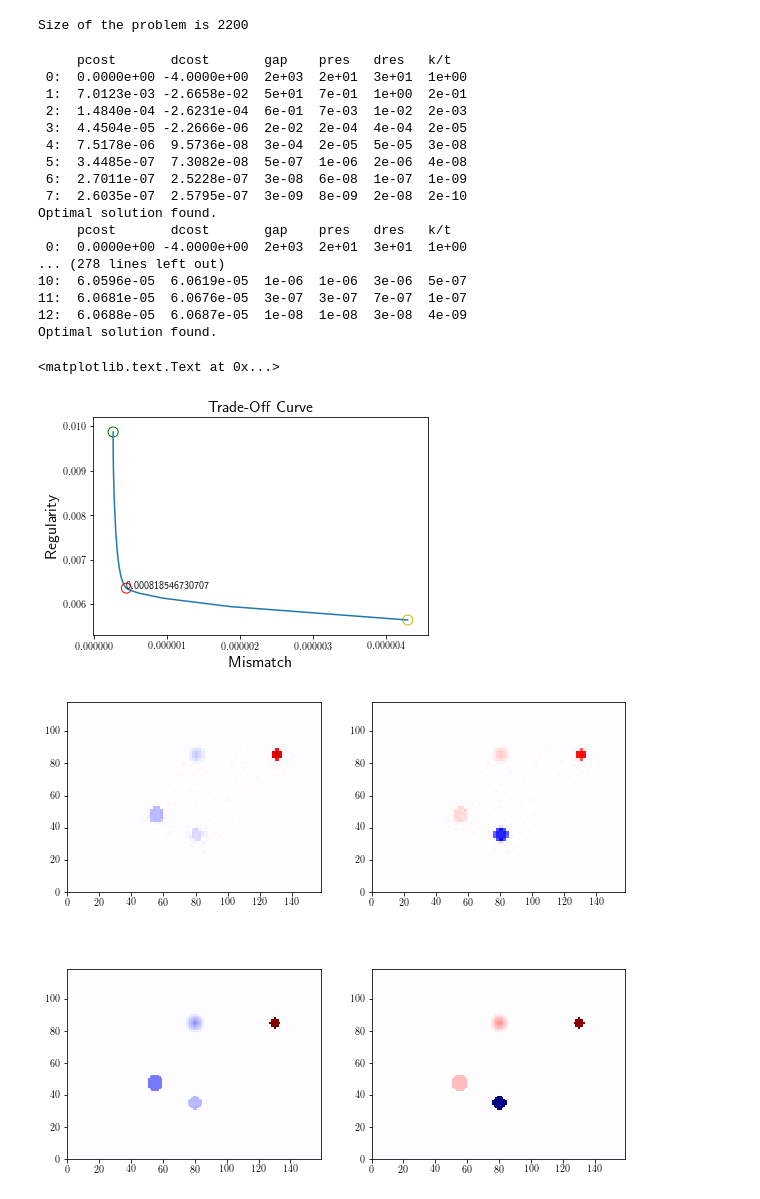
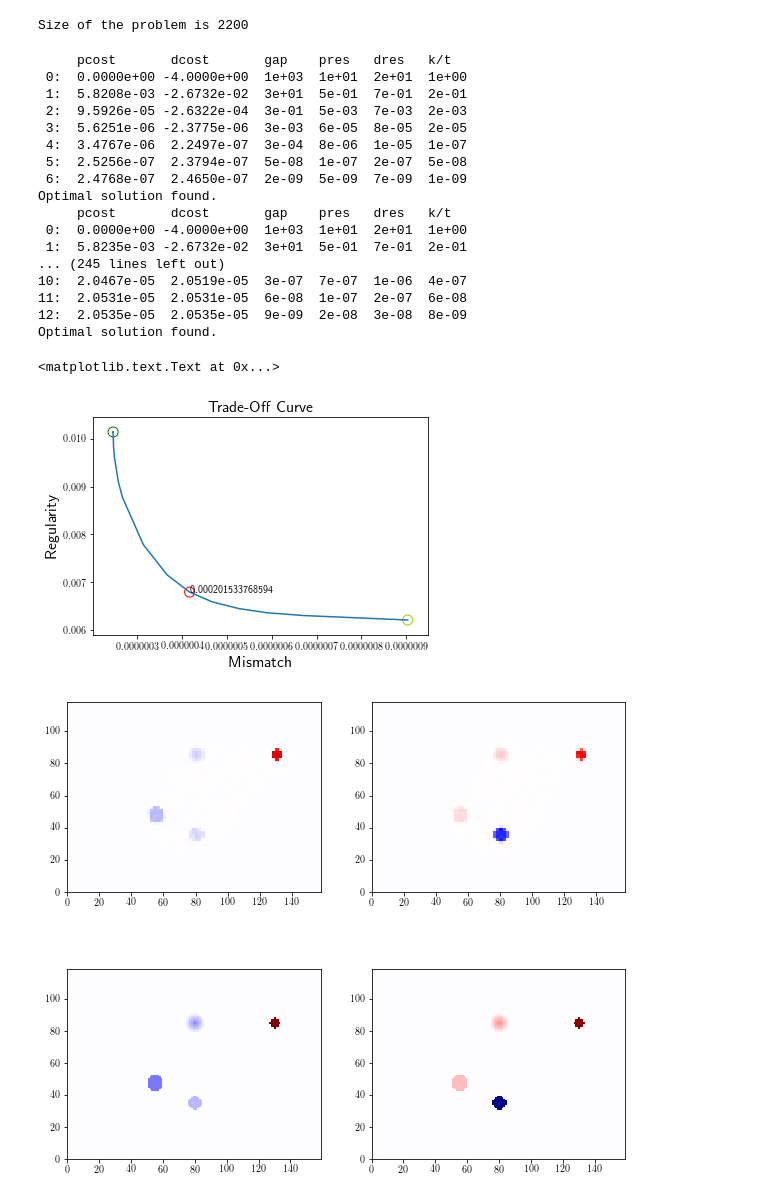
Before and after one commit to jcalifornia/tractionforce, a Jupyter notebook: paper/numerics/pads/pads-2.ipynb, the cells around one changed output. Drawn from its saved outputs; the diff is of its cells as text; code cells hidden in the pictures.

```diff
--- a/paper/numerics/pads/pads-2.ipynb
+++ b/paper/numerics/pads/pads-2.ipynb
@@ -280,7 +280,7 @@ G_in_in_xx, G_in_in_xy, G_out_in_xx, G_out_in_xy, G_in_in_yy, G_in_in_yx, G_out_
 Size of the problem is 2200
 # %%
 N_SOLUTIONS = 24
-gamma_vals = np.logspace(-7, -2, N_SOLUTIONS)
+gamma_vals = np.logspace(-8, -2.5, N_SOLUTIONS)
 
 
 # Coords are 1:100 in each direction
@@ -295,33 +295,31 @@ n_in = len(x_in)
 x_center = np.mean(x_in)
 y_center = np.mean(y_in)
 
-sigma_xz = Variable(n_in)
-sigma_yz = Variable(n_in)
-predicted_in_x = G_in_in_xx * sigma_xz + G_in_in_xy * sigma_yz
-predicted_out_x = G_out_in_xx * sigma_xz + G_out_in_xy * sigma_yz
-predicted_in_y = G_in_in_yx * sigma_xz + G_in_in_yy * sigma_yz
-predicted_out_y = G_out_in_yx * sigma_xz + G_out_in_yy * sigma_yz
+sigma = Variable(n_in,2)
+predicted_in_x = G_in_in_xx * sigma[:,0] + G_in_in_xy * sigma[:,1]
+predicted_out_x = G_out_in_xx * sigma[:,0] + G_out_in_xy * sigma[:,1]
+predicted_in_y = G_in_in_yx * sigma[:,0] + G_in_in_yy * sigma[:,1]
+predicted_out_y = G_out_in_yx * sigma[:,0] + G_out_in_yy * sigma[:,1]
 
 
 error = sum_squares(obs_x_in - predicted_in_x) + sum_squares(obs_x_out - predicted_out_x) + \
     sum_squares(obs_y_in - predicted_in_y) + sum_squares(obs_y_out - predicted_out_y)
 
-forceconstraints = [sum_entries(sigma_xz)==0, sum_entries(sigma_yz)==0] # add torque-free constraint here
-net_torque = sum_entries(mul_elemwise(x_in-x_center,sigma_yz) - mul_elemwise(y_in-y_center,sigma_xz))
+forceconstraints = [sum_entries(sigma[:,0])==0, sum_entries(sigma[:,1])==0] # add torque-free constraint here
+net_torque = sum_entries(mul_elemwise(x_in-x_center,sigma[:,1]) - mul_elemwise(y_in-y_center,sigma[:,0]))
 
 torqueconstraints = [net_torque == 0]
 
 constraints = forceconstraints + torqueconstraints
 #constraints = []
 # %%
-regularity_penalty = norm(sigma_xz+sigma_yz,p=1)
+regularity_penalty = sum_entries(pnorm(sigma,2, axis=1))
 objective = Minimize(error + gamma*regularity_penalty)
 prob = Problem(objective, constraints)
 
 sq_penalty = []
 l1_penalty = []
-sigma_xz_values = []
-sigma_yz_values = []
+sigma_values = []
 
 u_x_values = []
 u_y_values = []
@@ -342,14 +340,13 @@ def invert_one(val):
 
     sq_penalty.append(error.value)
     l1_penalty.append(regularity_penalty.value)
-    sigma_xz_values.append(sigma_xz.value)
-    sigma_yz_values.append(sigma_yz.value)
+    sigma_values.append(sigma.value)
 
     s_x = np.zeros(coords.shape[0])
     s_y = np.zeros(coords.shape[0])
 
-    s_x[condition_inside].flat = sigma_xz.value.reshape((n_in,))
-    s_y[condition_inside].flat = sigma_yz.value.reshape((n_in,))
+    s_x[condition_inside].flat = sigma[:,0].value.reshape((n_in,))
+    s_y[condition_inside].flat = sigma[:,1].value.reshape((n_in,))
 
     u_x = np.zeros(coords.shape[0])
     u_y = np.zeros(coords.shape[0])
@@ -358,52 +355,52 @@ def invert_one(val):
     u_y[condition_inside].flat = predicted_in_y.value
     u_y[condition_outside].flat = predicted_out_y.value
 
-    return np.array([sigma_xz.value, sigma_yz.value]).T, error.value, regularity_penalty.value, val
+    return np.array([sigma[:,0].value, sigma[:,1].value]).T, error.value, regularity_penalty.value, val
 
     return np.array([s_x, s_y]).T,  error.value, regularity_penalty.value, val
 
 
 #results = Parallel(n_jobs=num_cores)(delayed(invert_one)(val) for val in gamma_vals)
-results = [invert_one(val) for val in gamma_vals]
+pad_results = [invert_one(val) for val in gamma_vals]
 # %% [output]
      pcost       dcost       gap    pres   dres   k/t
- 0:  0.0000e+00 -4.0000e+00  2e+03  2e+01  3e+01  1e+00
- 1:  7.0123e-03 -2.6658e-02  5e+01  7e-01  1e+00  2e-01
- 2:  1.4840e-04 -2.6231e-04  6e-01  7e-03  1e-02  2e-03
- 3:  4.4504e-05 -2.2666e-06  2e-02  2e-04  4e-04  2e-05
- 4:  7.5178e-06  9.5736e-08  3e-04  2e-05  5e-05  3e-08
- 5:  3.4485e-07  7.3082e-08  5e-07  1e-06  2e-06  4e-08
- 6:  2.7011e-07  2.5228e-07  3e-08  6e-08  1e-07  1e-09
- 7:  2.6035e-07  2.5795e-07  3e-09  8e-09  2e-08  2e-10
+ 0:  0.0000e+00 -4.0000e+00  1e+03  1e+01  2e+01  1e+00
+ 1:  5.8208e-03 -2.6732e-02  3e+01  5e-01  7e-01  2e-01
+ 2:  9.5926e-05 -2.6322e-04  3e-01  5e-03  7e-03  2e-03
+ 3:  5.6251e-06 -2.3775e-06  3e-03  6e-05  8e-05  2e-05
+ 4:  3.4767e-06  2.2497e-07  3e-04  8e-06  1e-05  1e-07
+ 5:  2.5256e-07  2.3794e-07  5e-08  1e-07  2e-07  5e-08
+ 6:  2.4768e-07  2.4650e-07  2e-09  5e-09  7e-09  1e-09
 Optimal solution found.
      pcost       dcost       gap    pres   dres   k/t
- 0:  0.0000e+00 -4.0000e+00  2e+03  2e+01  3e+01  1e+00
-... (278 lines left out)
-10:  6.0596e-05  6.0619e-05  1e-06  1e-06  3e-06  5e-07
-11:  6.0681e-05  6.0676e-05  3e-07  3e-07  7e-07  1e-07
-12:  6.0688e-05  6.0687e-05  1e-08  1e-08  3e-08  4e-09
+ 0:  0.0000e+00 -4.0000e+00  1e+03  1e+01  2e+01  1e+00
+ 1:  5.8235e-03 -2.6732e-02  3e+01  5e-01  7e-01  2e-01
+... (245 lines left out)
+10:  2.0467e-05  2.0519e-05  3e-07  7e-07  1e-06  4e-07
+11:  2.0531e-05  2.0531e-05  6e-08  1e-07  2e-07  6e-08
+12:  2.0535e-05  2.0535e-05  9e-09  2e-08  3e-08  8e-09
 Optimal solution found.
 # %%
-data_error = [res[1] for res in results]
-reg_error = [res[2] for res in results]
-lvals = [res[3] for res in results]
+data_error = [res[1] for res in pad_results]
+reg_error = [res[2] for res in pad_results]
+lvals = [res[3] for res in pad_results]
 
 l_curve_distances = np.abs((reg_error[-1]-reg_error[0])*np.array(data_error) -  \
             (data_error[-1]-data_error[0])*np.array(reg_error)+data_error[-1]*reg_error[0]-reg_error[-1]*data_error[0])
 best = np.argsort(l_curve_distances)[-1]
 
 plt.plot( data_error, reg_error)
 plt.scatter(data_error[best],reg_error[best],s=100, facecolors='none', edgecolors='r')
 plt.scatter(data_error[0],reg_error[0],s=100, facecolors='none', edgecolors='g')
 plt.scatter(data_error[-1],reg_error[-1],s=100, facecolors='none', edgecolors='y')
 
 plt.xlabel("Mismatch", fontsize=16)
 plt.ylabel("Regularity", fontsize=16)
 plt.title('Trade-Off Curve', fontsize=16)
 plt.text(data_error[best],reg_error[best],lvals[best])
 # %% [output]
 <matplotlib.text.Text at 0x...>
-[figure, old version]
+[figure, new version]
 # %%
 s_x = np.zeros(coords.shape[0])
 s_y = np.zeros(coords.shape[0])
```
Also changed, not shown: parts of 4 cells of this notebook, 7 other files.
